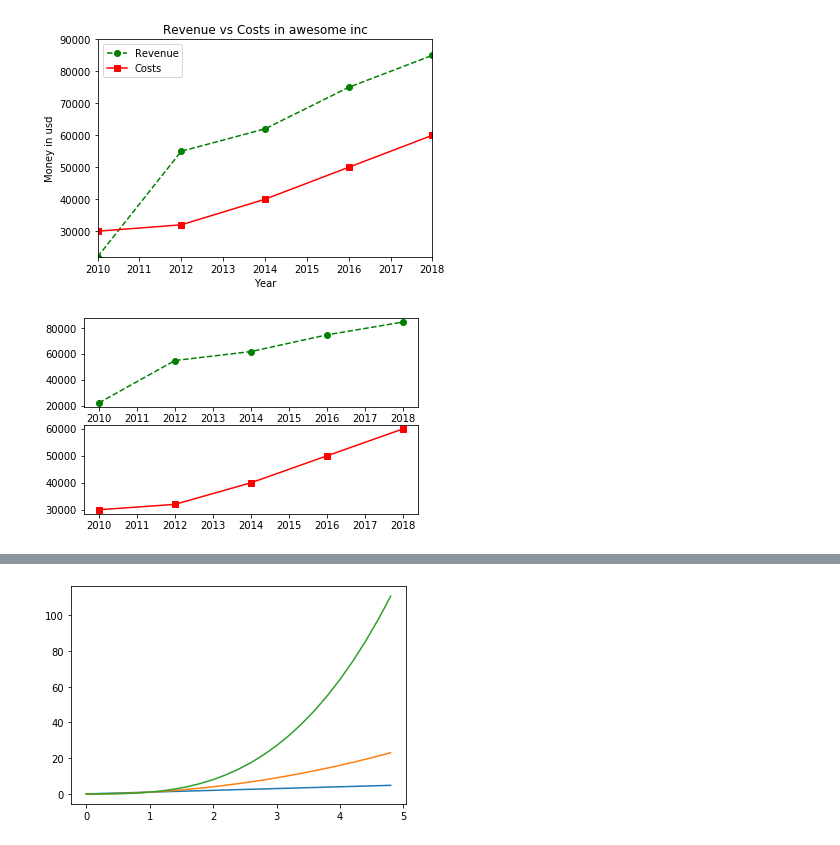
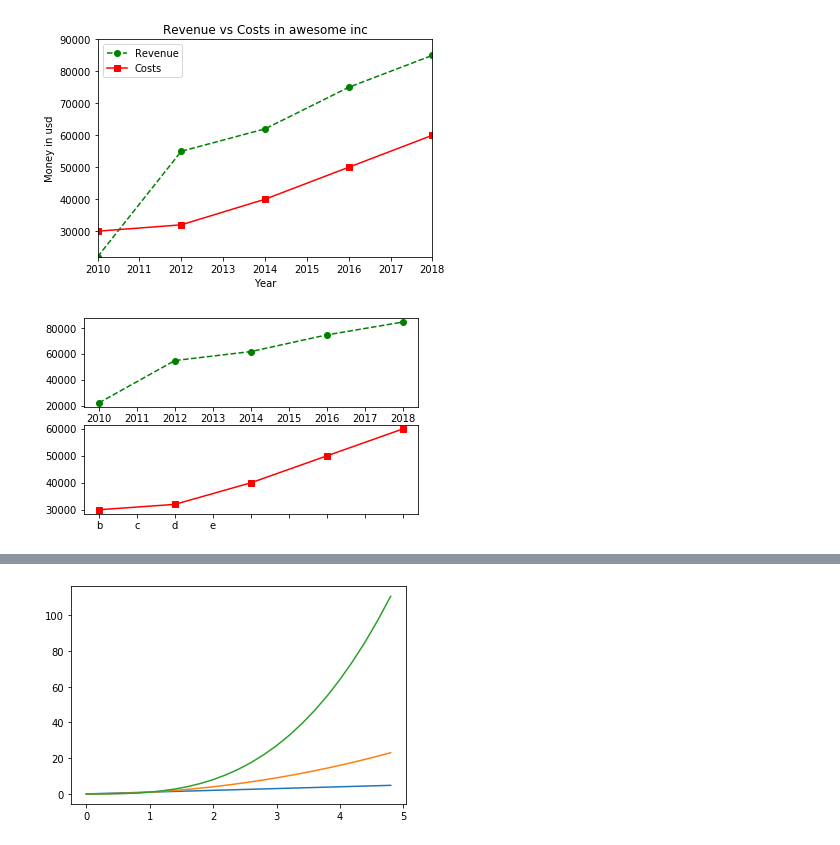
Before and after one commit to ricardopretelt/data-analysis-in-python, a Jupyter notebook: Summary of Python libraries.ipynb, the cells around one changed output, grey strips where cells are left out. Drawn from its saved outputs; the diff is of its cells as text; code cells hidden in the pictures.

```diff
--- a/Summary of Python libraries.ipynb
+++ b/Summary of Python libraries.ipynb
@@ -79,13 +98,16 @@ plt.show()
 # %%
 # Subplots
 year = [2010, 2012, 2014, 2016, 2018]
 revenue = [22000, 55000, 62000, 75000, 85000]
 costs = [30000, 32000, 40000, 50000, 60000]
 plt.subplot(2,1,1)
 plt.plot(year, revenue, color='green', linestyle="--", marker="o")
-plt.subplot(2,1,2)
+# To get te axis of a plot in ax
+ax=plt.subplot(2,1,2)
+# To change the labels
+ax.set_xticklabels(['a', 'b', 'c', 'd', 'e'])
 plt.plot(year, costs, color='red', marker="s")
 plt.subplots_adjust(bottom=0.2, wspace=0.5)
 plt.show()
 # %% [output]
-[figure, old version]
+[figure, new version]
```
Also changed, not shown: parts of 17 cells of this notebook, 3 other files.
